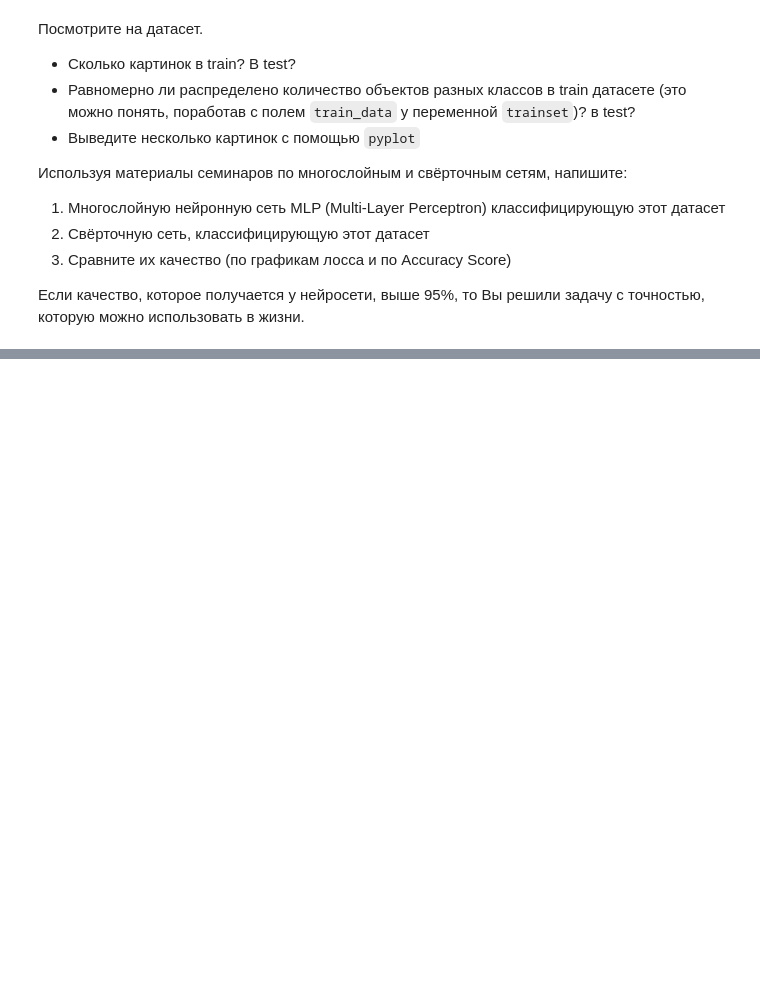
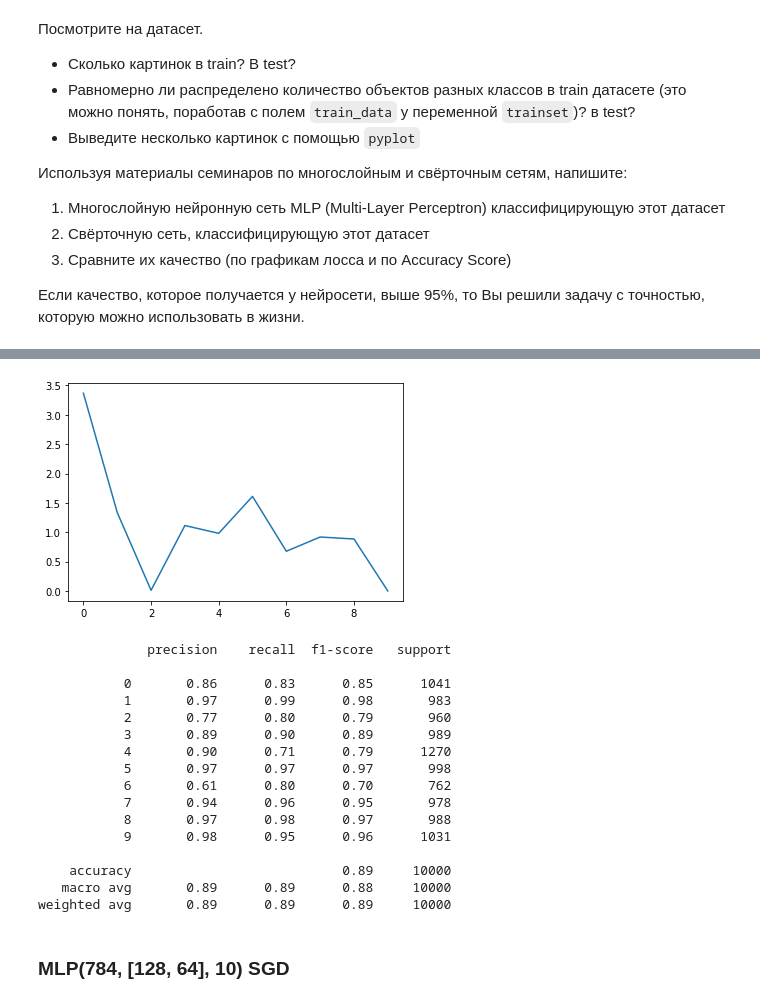
Before and after one commit to I-SER-I/I-SER-I-ITMO-ML-5-sem, a Jupyter notebook: Lab7(2).ipynb, the cells around one changed output, grey strips where cells are left out. Saved outputs shown, nothing was run; the diff lists cells and outputs as text; code cells hidden in the pictures; blank space fills up the shorter version.

```diff
--- a/Lab7(2).ipynb
+++ b/Lab7(2).ipynb
@@ -73,0 +196,35 @@ Done!
+# %%
+model = MLP(784, [256, 128], 10)
+
+model.cuda()
+model.train()
+
+for parameter in model.parameters():
+  parameter.requires_grad = True
+
+loss_fn = torch.nn.CrossEntropyLoss(size_average=False)
+learning_rate = 1e-4
+optimizer = torch.optim.Adam(model.parameters(), lr=learning_rate)
+# %%
+fit(model, optimizer, loss_fn)
+report(model, testloader)
+# %% [output]
+[figure, added]
+              precision    recall  f1-score   support
+
+           0       0.86      0.83      0.85      1041
+           1       0.97      0.99      0.98       983
+           2       0.77      0.80      0.79       960
+           3       0.89      0.90      0.89       989
+           4       0.90      0.71      0.79      1270
+           5       0.97      0.97      0.97       998
+           6       0.61      0.80      0.70       762
+           7       0.94      0.96      0.95       978
+           8       0.97      0.98      0.97       988
+           9       0.98      0.95      0.96      1031
+
+    accuracy                           0.89     10000
+   macro avg       0.89      0.89      0.88     10000
+weighted avg       0.89      0.89      0.89     10000
+# %% [markdown]
+### MLP(784, [128, 64], 10) SGD
```
Also changed, not shown: parts of 40 cells of this notebook.
